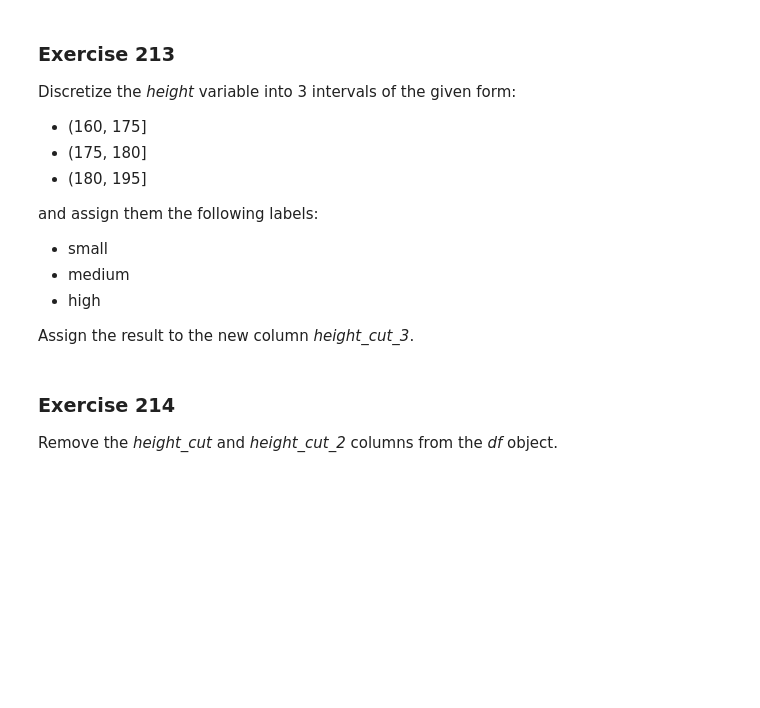
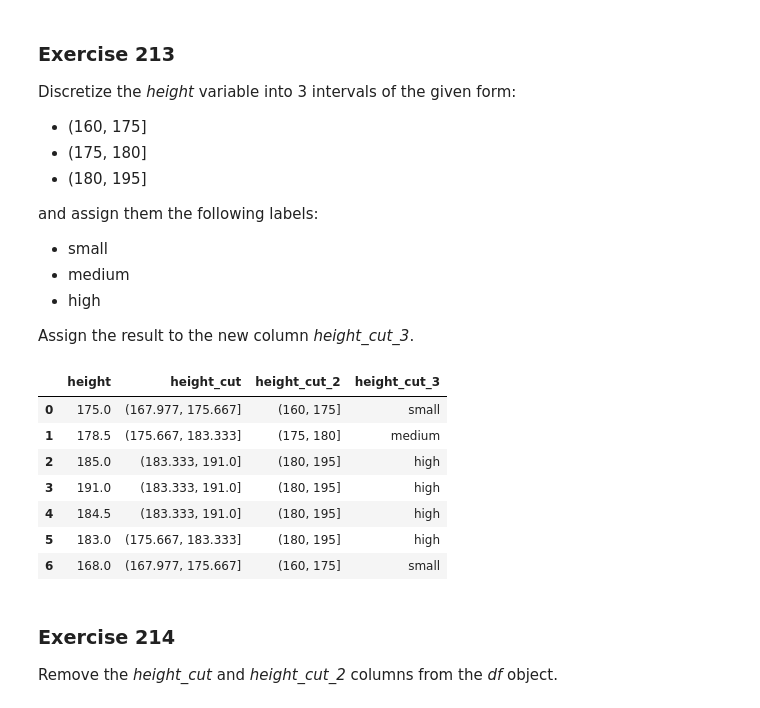
Before and after one commit to Olamyyde/test-colab, a Jupyter notebook: 211_220_exercises.ipynb, the cells around one changed output. Cells and saved outputs as stored; diff of their text form; code cells hidden in the pictures; blank space fills up the shorter version.

```diff
--- a/211_220_exercises.ipynb
+++ b/211_220_exercises.ipynb
@@ -36,0 +35,6 @@ Discretize the _height_ variable into 3 intervals of equal width. Assign the res
+# %%
+# enter solution here
+df = pd.DataFrame(data={'height': [175., 178.5, 185., 191., 184.5, 183., 168.]})
+
+df['height_cut'] = pd.cut(df['height'], bins=3)
+df
@@ -46,0 +58,4 @@ Assign the result to the new column _height_cut_2_.
+# %%
+# enter solution here
+df['height_cut_2'] = pd.cut(df['height'], bins=(160, 175, 180, 195))
+df
@@ -63,3 +85,16 @@ Assign the result to the new column _height_cut_3_.
+# %%
+# enter solution here
+df['height_cut_3'] = pd.cut(df['height'], bins=(160, 175, 180, 195), labels=['small', 'medium', 'high'])
+df
+# %% [output]
+|  | height | height_cut | height_cut_2 | height_cut_3 |
+| 0 | 175.0 | (167.977, 175.667] | (160, 175] | small |
+| 1 | 178.5 | (175.667, 183.333] | (175, 180] | medium |
+| 2 | 185.0 | (183.333, 191.0] | (180, 195] | high |
+| 3 | 191.0 | (183.333, 191.0] | (180, 195] | high |
+| 4 | 184.5 | (183.333, 191.0] | (180, 195] | high |
+| 5 | 183.0 | (175.667, 183.333] | (180, 195] | high |
+| 6 | 168.0 | (167.977, 175.667] | (160, 175] | small |
 # %% [markdown]
 ### <a name='4'></a> Exercise 214
 Remove the _height_cut_ and _height_cut_2_ columns from the _df_ object.
```
Also changed, not shown: parts of 16 cells of this notebook.
